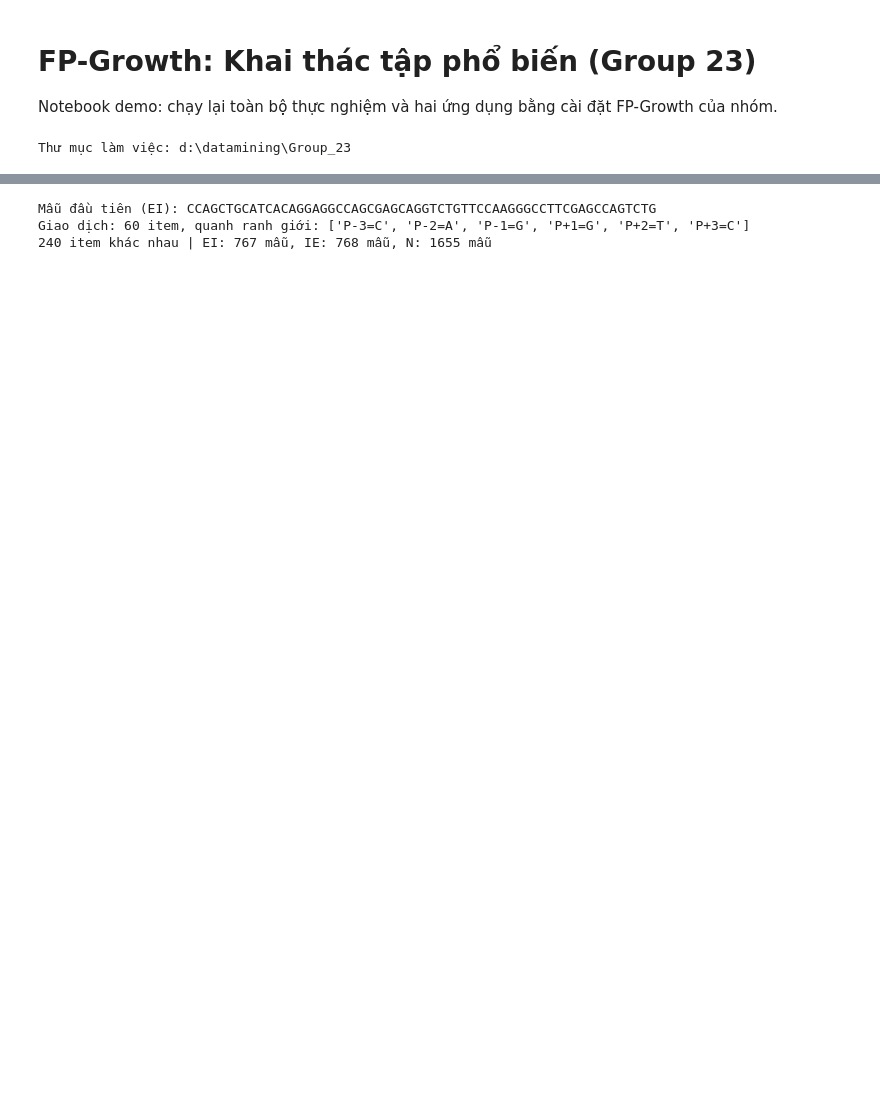
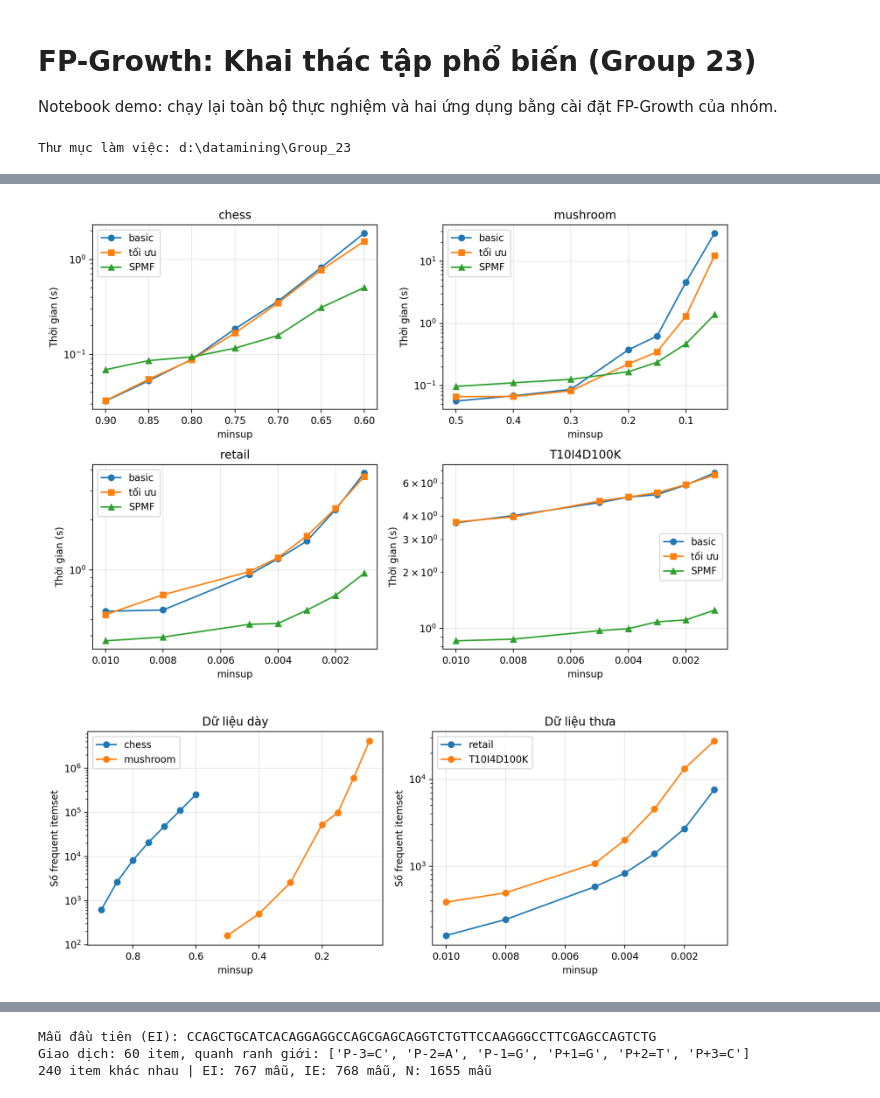
Before and after one commit to KhoaTranFitus/Frequent_Itemset, a Jupyter notebook: notebooks/demo.ipynb, the cells around one changed output, grey strips where cells are left out. Drawn from its saved outputs; the diff is of its cells as text; code cells hidden in the pictures; blank space fills up the shorter version.

```diff
--- a/notebooks/demo.ipynb
+++ b/notebooks/demo.ipynb
@@ -20,0 +107,11 @@ Thư mục làm việc: d:\datamining\Group_23
+# %%
+import pandas as pd
+from IPython.display import Image, display
+
+EXP = "data/output/exp"
+rt = pd.read_csv(f"{EXP}/runtime.csv")
+
+def hinh(ten):
+    display(Image(f"docs/figures/{ten}.png", width=700))
+
+!{sys.executable} -m scripts.plot_ch2
@@ -20,0 +156,6 @@ Thư mục làm việc: d:\datamining\Group_23
+# %%
+hinh("runtime")
+hinh("itemsets")
+# %% [output]
+[figure, added]
+[figure, added]
```
Also changed, not shown: parts of 97 cells of this notebook, 3 other files.
